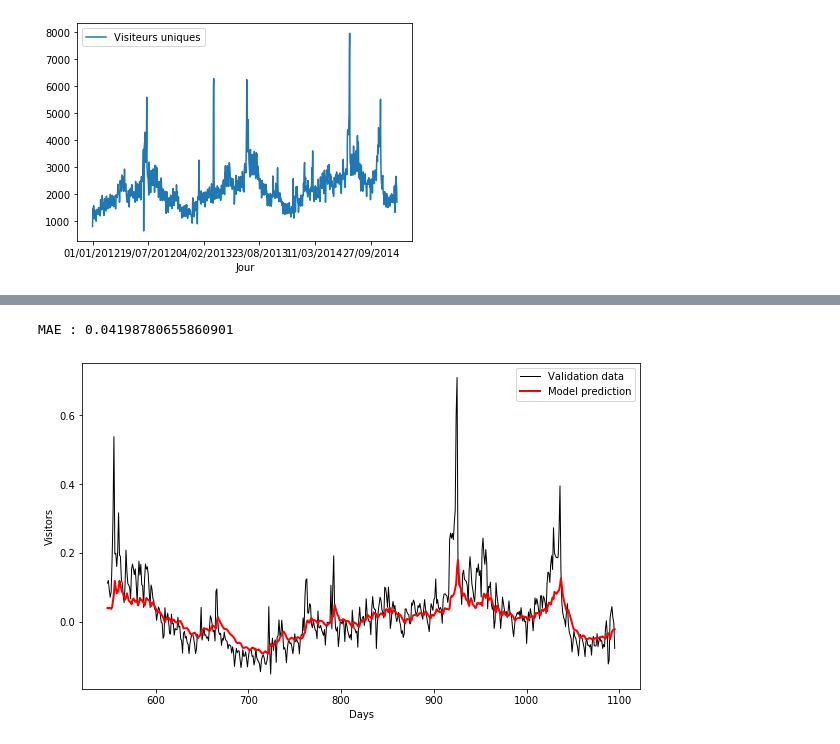
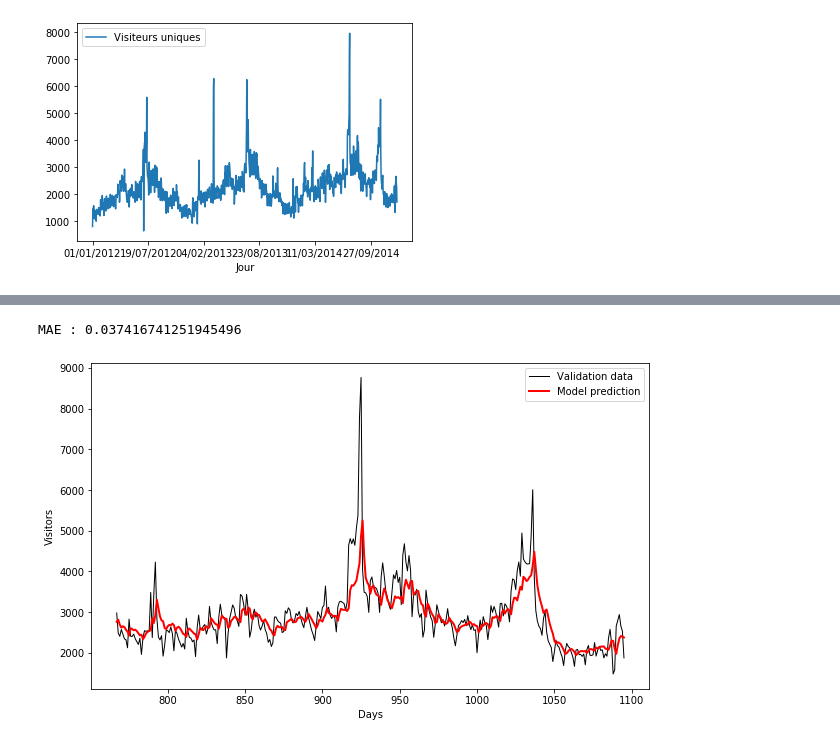
Before and after one commit to HarryPommier/visitors-prediction-ai, a Jupyter notebook: notebook.ipynb, the cells around one changed output, grey strips where cells are left out. Cells and saved outputs as stored; diff of their text form; code cells hidden in the pictures.

Commit message:
:sparkles: Unnormalize output

```diff
--- a/notebook.ipynb
+++ b/notebook.ipynb
@@ -48,3 +27,12 @@ Split time : 548
+# %%
+def normalize_series(series):
+    mean_series = np.mean(series)
+    max_series = np.max(series)
+    normalized_series = (series - mean_series)/max_series
+    return normalized_series, mean_series, max_series
+# %%
+def unnormalize_series(series, mean_series, max_series):
+    return series*max_series + mean_series
 # %%
 def plot_series(time, series, format="-", start=0, end=None):
     plt.plot(time[start:end], series[start:end], format)
@@ -69,3 +57,21 @@ def model_forecast(model, series, window_size):
     ds = ds.batch(32).prefetch(1)
     forecast = model.predict(ds)
     return forecast
+# %%
+series = np.array(df["Visites"])
+dates = df["Jour"]
+len_time = len(dates)
+time = np.arange(len_time)
+split_time = int(len_time*0.7)
+
+print("There are {} days in the dataset.".format(len_time))
+print("Split time : {}".format(split_time))
+
+# Normalize series
+series, mean_series, max_series  = normalize_series(series)
+
+# Train/Validation split
+time_train = time[:split_time]
+x_train = series[:split_time]
+time_valid = time[split_time:]
+x_valid = series[split_time:]
@@ -124,15 +133,15 @@ plt.plot(np.arange(len(history.history["loss"])), history.history["loss"])
 # %%
 rnn_forecast = model_forecast(model, series[..., np.newaxis], window_size)
 rnn_forecast = rnn_forecast[split_time - window_size:-1, -1, 0]
 
 plt.figure(figsize=(10, 6))
-plt.plot(time_valid, x_valid, "k", linewidth=1, label="Validation data")
-plt.plot(time_valid, rnn_forecast, "r", linewidth=2, label="Model prediction")
+plt.plot(time_valid, unnormalize_series(x_valid, mean_series, max_series), "k", linewidth=1, label="Validation data")
+plt.plot(time_valid, unnormalize_series(rnn_forecast, mean_series, max_series), "r", linewidth=2, label="Model prediction")
 plt.xlabel("Days")
 plt.ylabel("Visitors")
 plt.legend()
 
 print("MAE : {}".format(tf.keras.metrics.mean_absolute_error(x_valid, rnn_forecast).numpy()))
 # %% [output]
-MAE : 0.04198780655860901
+MAE : 0.037416741251945496
-[figure, old version]
+[figure, new version]
```
Also changed, not shown: parts of 4 cells of this notebook, 1 other file.
